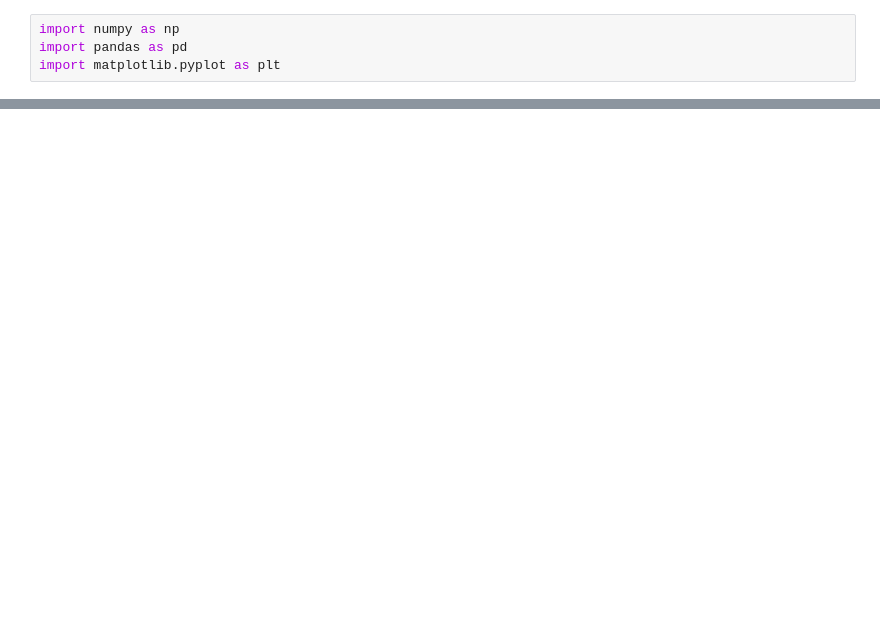
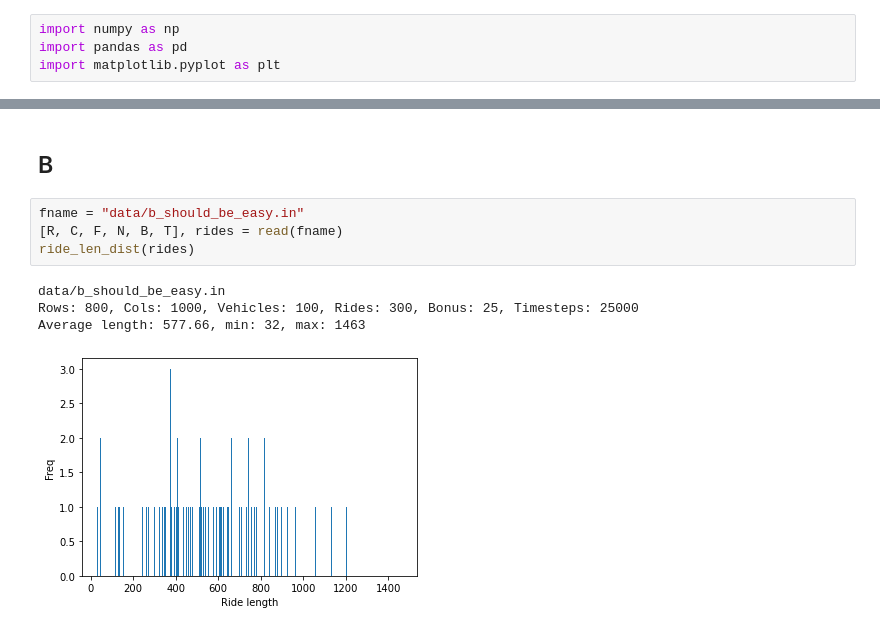
Before and after one commit to HashCode-ICL-2022/Self-Driving-Rides, a Jupyter notebook: playground.ipynb, the cells around one changed output, grey strips where cells are left out. Drawn from its saved outputs; the diff is of its cells as text; blank space fills up the shorter version.

```diff
--- a/playground.ipynb
+++ b/playground.ipynb
@@ -18,0 +96,11 @@ FileNotFoundError: [Errno 2] No such file or directory: 'data/a_example.in'
+# %% [markdown]
+## B
+# %%
+fname = "data/b_should_be_easy.in"
+[R, C, F, N, B, T], rides = read(fname)
+ride_len_dist(rides)
+# %% [output]
+data/b_should_be_easy.in
+Rows: 800, Cols: 1000, Vehicles: 100, Rides: 300, Bonus: 25, Timesteps: 25000
+Average length: 577.66, min: 32, max: 1463
+[figure, added]
```
Also changed, not shown: parts of 22 cells of this notebook.
